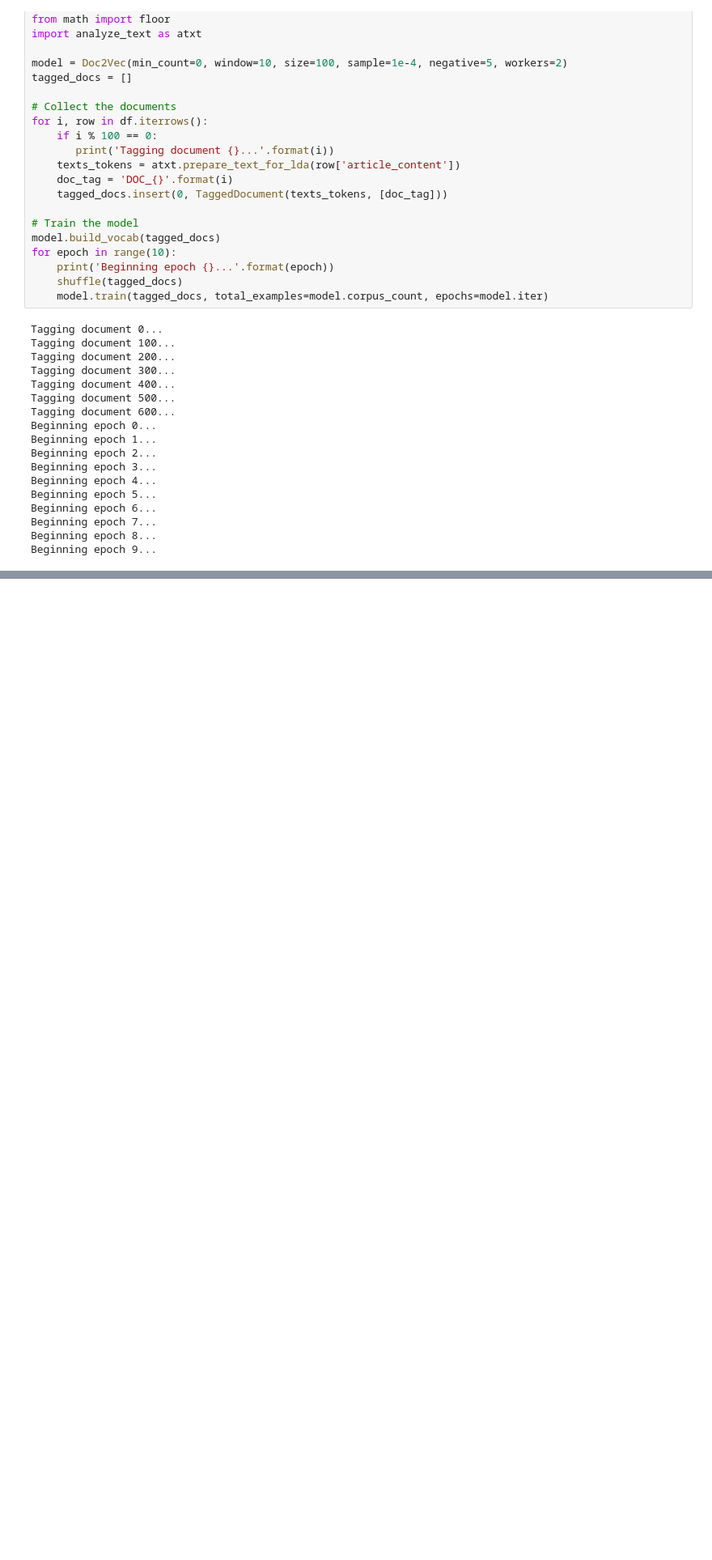
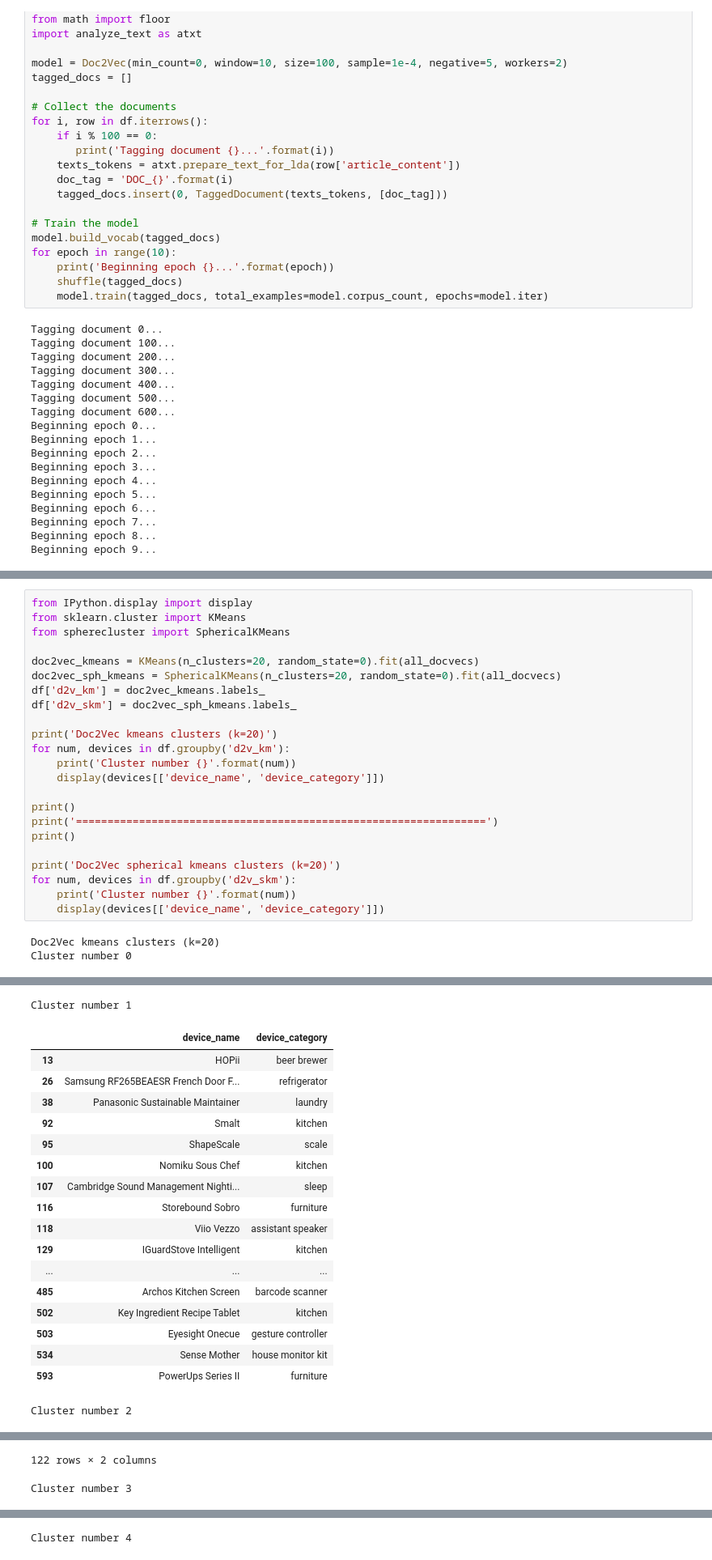
Before and after one commit to ballardt/iot-tc, a Jupyter notebook: CNET.ipynb, the cells around one changed output, grey strips where cells are left out. Shown: that part at 81% size. Drawn from its saved outputs; the diff is of its cells as text; blank space fills up the shorter version.

```diff
--- a/CNET.ipynb
+++ b/CNET.ipynb
@@ -512,0 +549,26 @@ TF-IDF_KMeans
+# %%
+from IPython.display import display
+from sklearn.cluster import KMeans
+from spherecluster import SphericalKMeans
+
+doc2vec_kmeans = KMeans(n_clusters=20, random_state=0).fit(all_docvecs)
+doc2vec_sph_kmeans = SphericalKMeans(n_clusters=20, random_state=0).fit(all_docvecs)
+df['d2v_km'] = doc2vec_kmeans.labels_
+df['d2v_skm'] = doc2vec_sph_kmeans.labels_
+
+print('Doc2Vec kmeans clusters (k=20)')
+for num, devices in df.groupby('d2v_km'):
+    print('Cluster number {}'.format(num))
+    display(devices[['device_name', 'device_category']])
+
+print()
+print('=================================================================')
+print()
+
+print('Doc2Vec spherical kmeans clusters (k=20)')
+for num, devices in df.groupby('d2v_skm'):
+    print('Cluster number {}'.format(num))
+    display(devices[['device_name', 'device_category']])
+# %% [output]
+Doc2Vec kmeans clusters (k=20)
+Cluster number 0
@@ -512,0 +591,19 @@ TF-IDF_KMeans
+Cluster number 1
+|  | device_name | device_category |
+| 13 | HOPii | beer brewer |
+| 26 | Samsung RF265BEAESR French Door F... | refrigerator |
+| 38 | Panasonic Sustainable Maintainer | laundry |
+| 92 | Smalt | kitchen |
+| 95 | ShapeScale | scale |
+| 100 | Nomiku Sous Chef | kitchen |
+| 107 | Cambridge Sound Management Nighti... | sleep |
+| 116 | Storebound Sobro | furniture |
+| 118 | Viio Vezzo | assistant speaker |
+| 129 | IGuardStove Intelligent | kitchen |
+| ... | ... | ... |
+| 485 | Archos Kitchen Screen | barcode scanner |
+| 502 | Key Ingredient Recipe Tablet | kitchen |
+| 503 | Eyesight Onecue | gesture controller |
+| 534 | Sense Mother | house monitor kit |
+| 593 | PowerUps Series II | furniture |
+Cluster number 2
@@ -512,0 +627,2 @@ TF-IDF_KMeans
+122 rows × 2 columns
+Cluster number 3
@@ -512,0 +640 @@ TF-IDF_KMeans
+Cluster number 4
```
Also changed, not shown: parts of 12 cells of this notebook.
